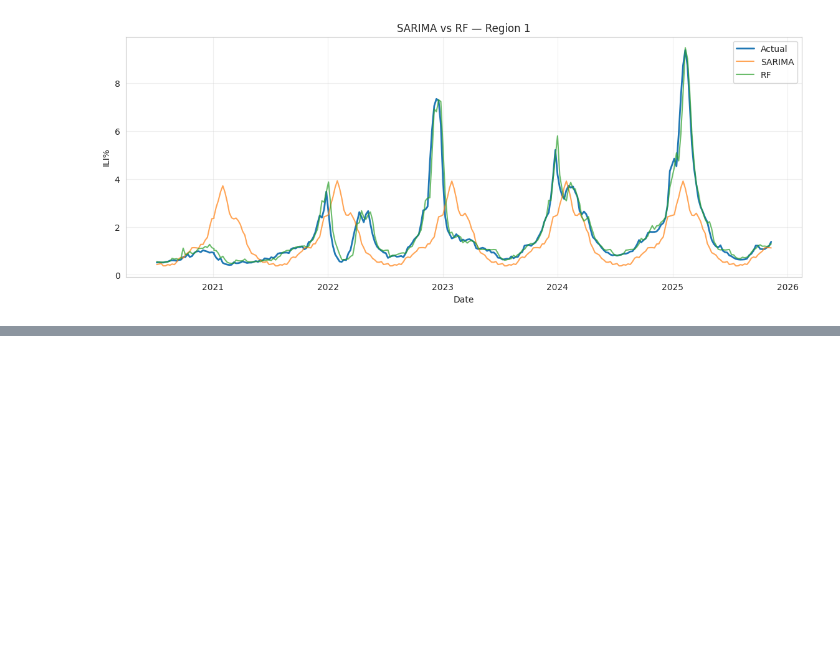
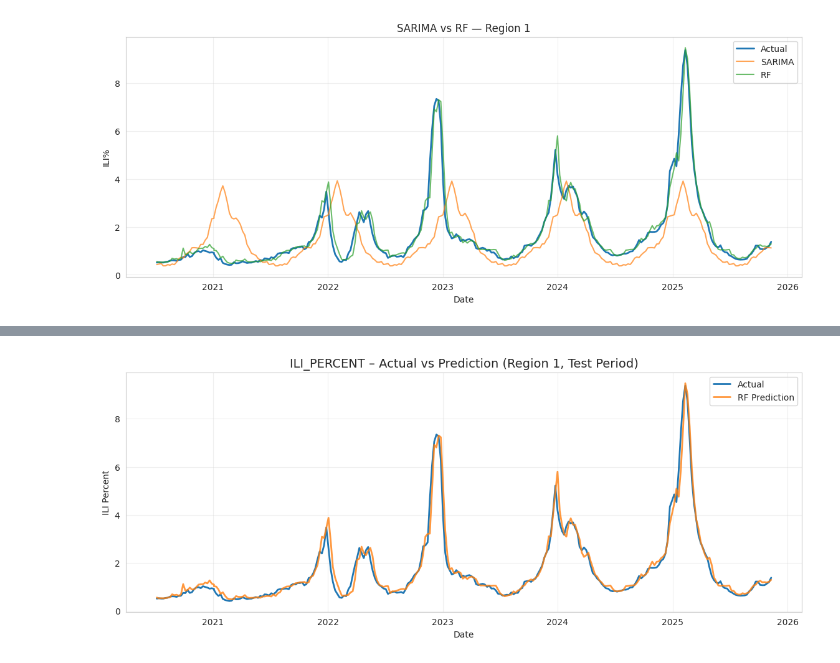
Before and after one commit to ElMehdiBayoud/flu-forecasting-us, a Jupyter notebook: notebook/flu_forecasting.ipynb, the cells around one changed output, grey strips where cells are left out. Saved outputs shown, nothing was run; the diff lists cells and outputs as text; code cells hidden in the pictures; blank space fills up the shorter version.

```diff
--- a/notebook/flu_forecasting.ipynb
+++ b/notebook/flu_forecasting.ipynb
@@ -460,0 +528,19 @@ plt.show()
+# %%
+test_df = df_model.loc[test_mask, ["DATE", "REGION", "ILI_PERCENT"]].copy()
+test_df["RF_PRED"] = y_pred_rf
+# %%
+region = "Region 1"   # you can change to "Region 9"
+
+reg_df = test_df[test_df["REGION"] == region].sort_values("DATE")
+
+plt.figure(figsize=(14,5))
+plt.plot(reg_df["DATE"], reg_df["ILI_PERCENT"], label="Actual", linewidth=2)
+plt.plot(reg_df["DATE"], reg_df["RF_PRED"], label="RF Prediction", linewidth=2, alpha=0.8)
+plt.title(f"ILI_PERCENT – Actual vs Prediction ({region}, Test Period)", fontsize=14)
+plt.xlabel("Date")
+plt.ylabel("ILI Percent")
+plt.legend()
+plt.grid(alpha=0.3)
+plt.show()
+# %% [output]
+[figure, added]
```
Also changed, not shown: parts of 25 cells of this notebook.
